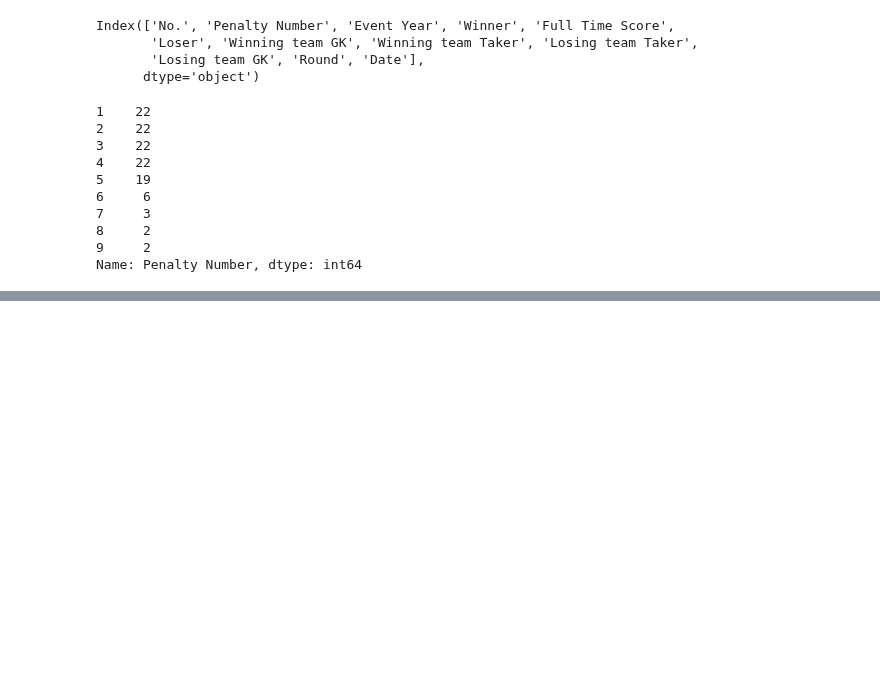
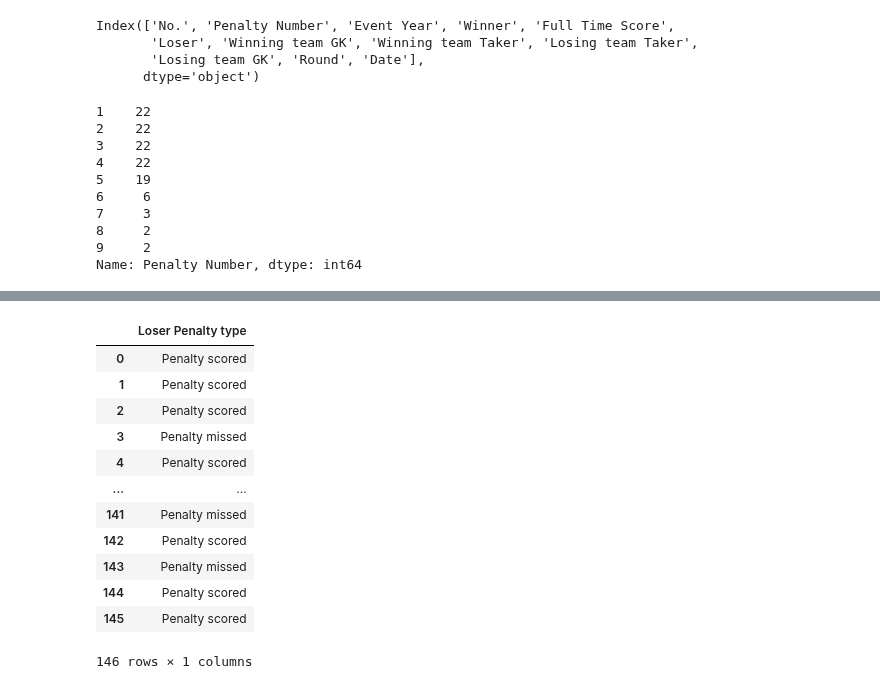
Before and after one commit to hyunjun33/Data_preprocessing, a Jupyter notebook: Preppin' Data 2021 Week 28 Challenge.ipynb, the cells around one changed output, grey strips where cells are left out. Cells and saved outputs as stored; diff of their text form; code cells hidden in the pictures; blank space fills up the shorter version.

```diff
--- a/Preppin' Data 2021 Week 28 Challenge.ipynb
+++ b/Preppin' Data 2021 Week 28 Challenge.ipynb
@@ -87,0 +126,19 @@ Name: Penalty Number, dtype: int64
+# %%
+loser_penalty = world_cup["Losing team Taker"].str.split().apply(pd.Series)
+loser_penalty["Loser Penalty type"] = loser_penalty[0] + " " + loser_penalty[1]
+loser_penalty = loser_penalty.drop([0, 1, 2, 3, 4], axis=1)
+loser_penalty
+# %% [output]
+|  | Loser Penalty type |
+| 0 | Penalty scored |
+| 1 | Penalty scored |
+| 2 | Penalty scored |
+| 3 | Penalty missed |
+| 4 | Penalty scored |
+| ... | ... |
+| 141 | Penalty missed |
+| 142 | Penalty scored |
+| 143 | Penalty missed |
+| 144 | Penalty scored |
+| 145 | Penalty scored |
+146 rows × 1 columns
```
Also changed, not shown: parts of 5 cells of this notebook.
